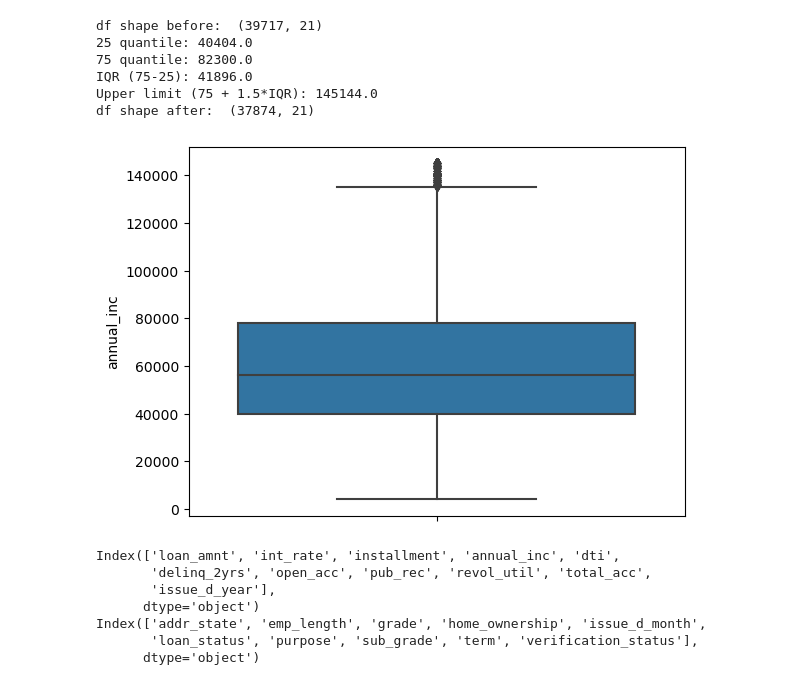
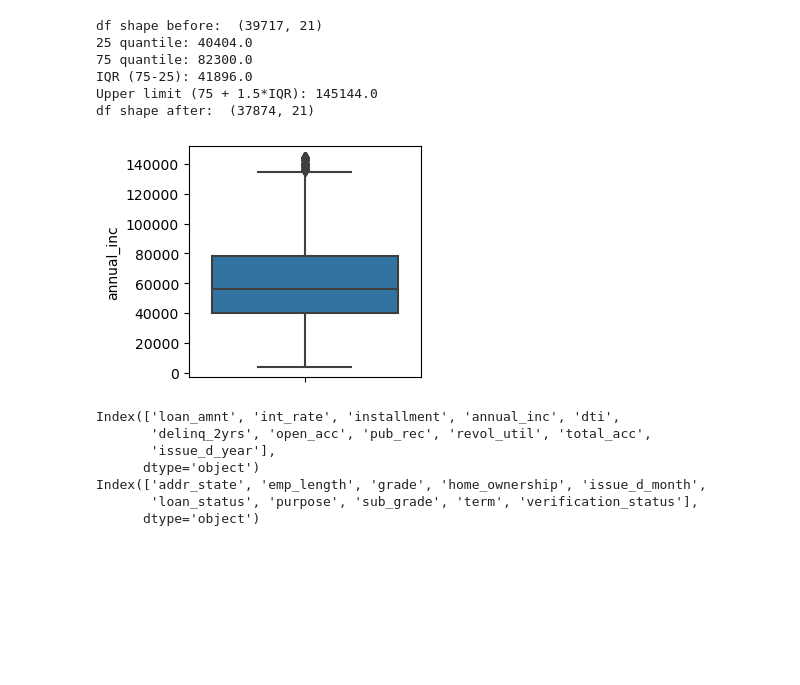
Before and after one commit to sarpsl/LendingClubCaseStudy, a Jupyter notebook: Syed_Abdul_Rahim.ipynb, the cells around one changed output. Drawn from its saved outputs; the diff is of its cells as text; code cells hidden in the pictures; blank space fills up the shorter version.

```diff
--- a/Syed_Abdul_Rahim.ipynb
+++ b/Syed_Abdul_Rahim.ipynb
@@ -275,10 +256,11 @@ df shape after:  (37874, 21)
 df.to_csv('loan_filtered.csv')
 # %%
 # check annual_inc to see the outliers again after dropping
-sns.boxplot(y=df.annual_inc)
+fig, ax = plt.subplots(figsize=(3,3))
+sns.boxplot(y=df.annual_inc, ax=ax)
 plt.show()
 # %% [output]
-[figure, old version]
+[figure, new version]
 # %%
 # lets collect continous and categorical columns for easy handling
 continous_cols = df.select_dtypes(['int', 'float']).columns
```
Also changed, not shown: parts of 25 cells of this notebook.
